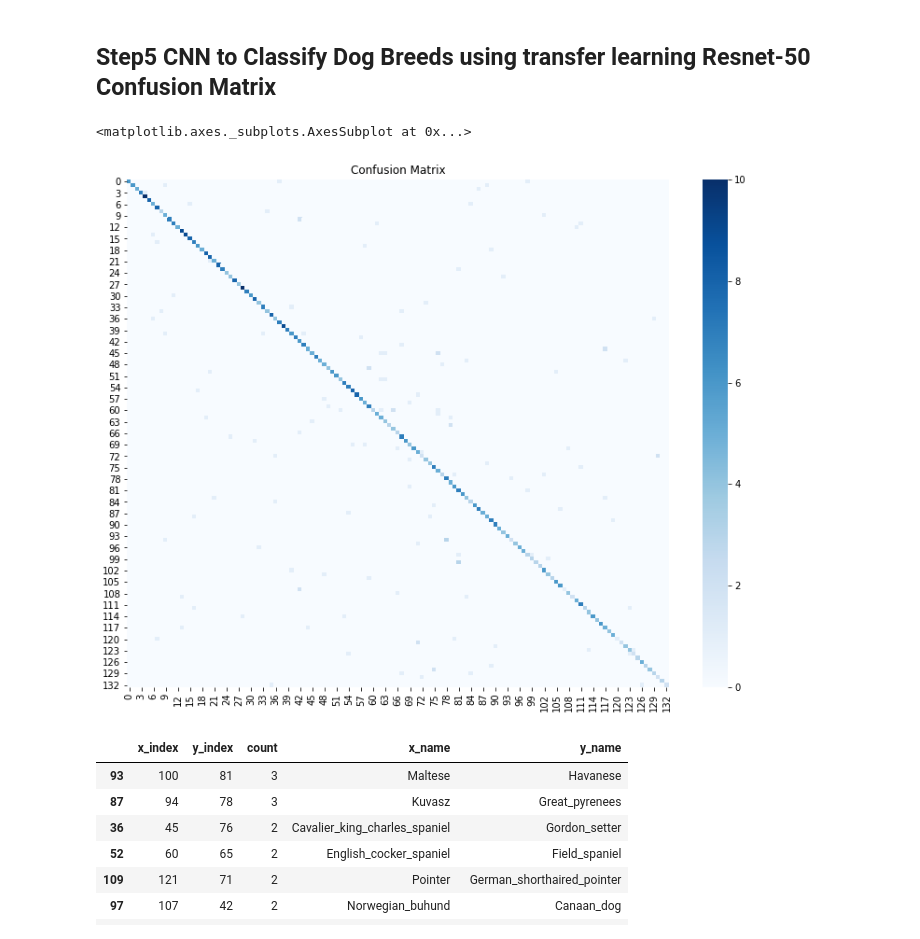
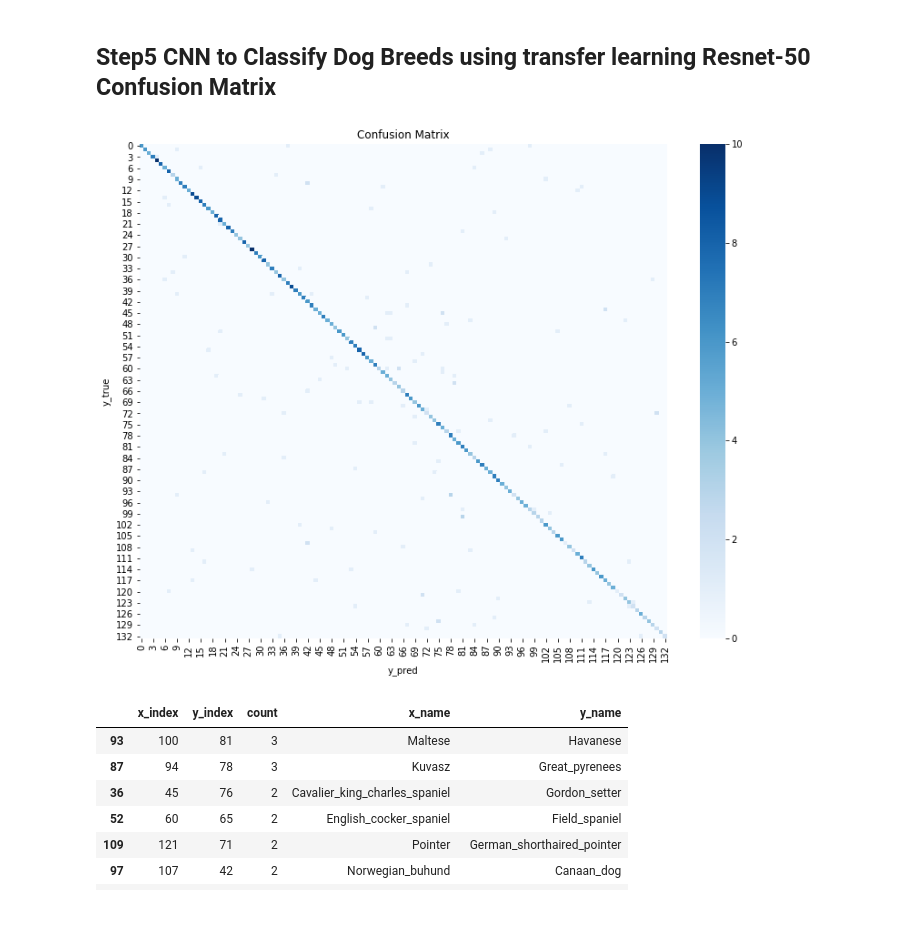
Before and after one commit to hj32/dog_app, a Jupyter notebook: dog_app_2.ipynb, the cells around one changed output. Saved outputs shown, nothing was run; the diff lists cells and outputs as text; code cells hidden in the pictures.

Commit message:
Updated dog_app_2.ipynb  Added x and y labels to confusion matrix

```diff
--- a/dog_app_2.ipynb
+++ b/dog_app_2.ipynb
@@ -305,15 +303,16 @@ con_matrix=confusion_matrix(y_true=test_classes, y_pred= model2_preds,  labels=N
 # %%
 import seaborn as sns;
 
-plt.figure(figsize=(13,10))
+fig= plt.figure(figsize=(13,10))
 axs = plt.axes()
+fig.add_axes(axs)
 axs.set_title('Confusion Matrix')
+sns.heatmap(con_matrix, annot=False, cmap="Blues", ax=axs)
 plt.xlabel('y_pred')
 plt.ylabel('y_true')
-sns.heatmap(con_matrix, annot=False, cmap="Blues", ax=axs)
+plt.show()
 # %% [output]
-<matplotlib.axes._subplots.AxesSubplot at 0x...>
-[figure, old version]
+[figure, new version]
 # %%
 cm_df=pd.DataFrame(con_matrix)
 
```
Also changed, not shown: parts of 5 cells of this notebook.
